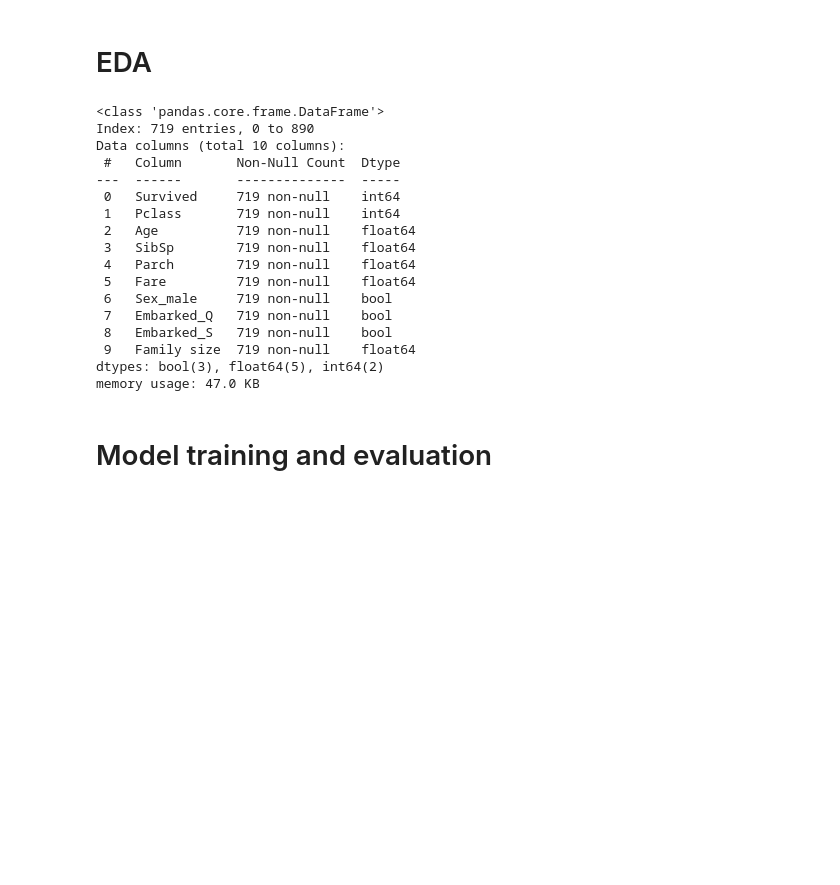
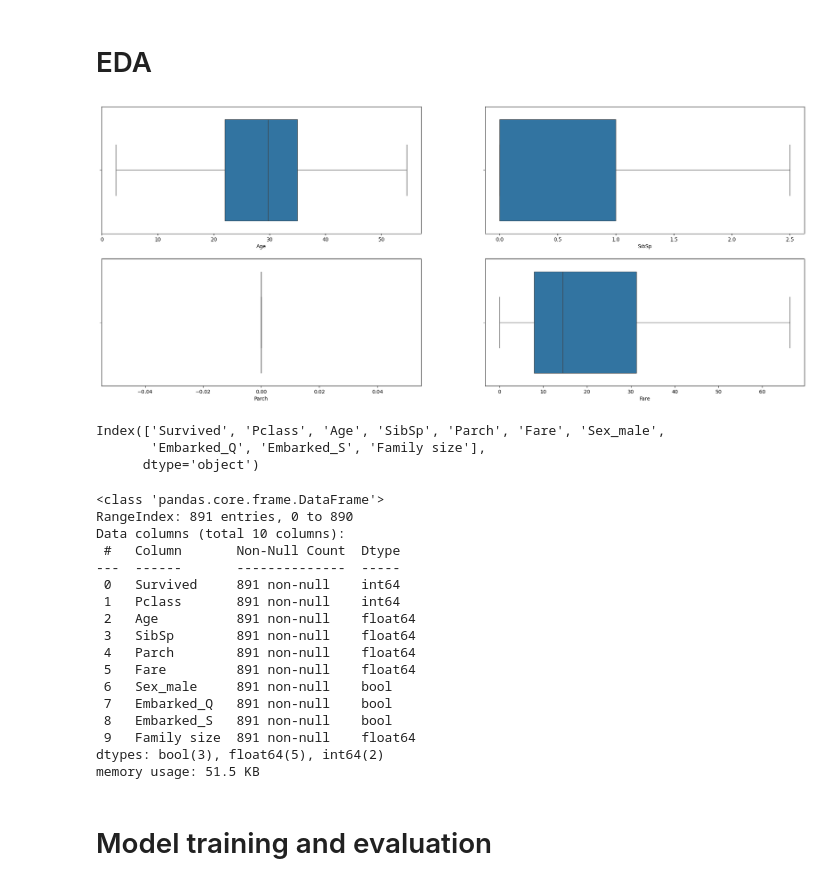
Before and after one commit to Debasish-2025/Analysis-EDA-Model_training, a Jupyter notebook: Analysis_+_EDA_+_Model_training.ipynb, the cells around one changed output. Saved outputs shown, nothing was run; the diff lists cells and outputs as text; code cells hidden in the pictures; blank space fills up the shorter version.

```diff
--- a/Analysis_+_EDA_+_Model_training.ipynb
+++ b/Analysis_+_EDA_+_Model_training.ipynb
@@ -360,11 +364,12 @@ Index(['Survived', 'Pclass', 'Age', 'SibSp', 'Parch', 'Fare', 'Sex_male',
 # %%
 # treat with outlier
 # %%
-column = ['Age','Fare']
-for i in column :
-  q1 =df[i].quantile(0.25)
-  q3 =df[i].quantile(0.75)
-  iqr = q3 - q1
-  uf = q3 +1.5*iqr
-  lf = q1 - 1.5*iqr
-  df= df[(df[i]>=lf) & (df[i]<=uf)]
+cols = ['Age', 'SibSp', 'Parch', 'Fare']
+
+for col in cols:
+    q1 = df[col].quantile(0.25)
+    q3 = df[col].quantile(0.75)
+    iqr = q3 - q1
+    lf = q1 - 1.5 * iqr
+    uf = q3 + 1.5 * iqr
+    df[col] = df[col].clip(lf, uf)
@@ -371,3 +378,17 @@ for i in column :
+# %%
+a = ['Age', 'SibSp', 'Parch', 'Fare']
+plt.figure(figsize=(25,10))
+for i in range(len(a)):
+  plt.subplot(2,2,i+1)
+  sns.boxplot(x=a[i], data = df)
+# %% [output]
+[figure, added]
+# %%
+df.columns
+# %% [output]
+Index(['Survived', 'Pclass', 'Age', 'SibSp', 'Parch', 'Fare', 'Sex_male',
+       'Embarked_Q', 'Embarked_S', 'Family size'],
+      dtype='object')
 # %%
 # feature engineering >> create new column / feature from existing fetures
 df["Family size"] = df.Parch + df.SibSp + 1
@@ -376,22 +397,22 @@ df["Family size"] = df.Parch + df.SibSp + 1
 df.info()
 # %% [output]
 <class 'pandas.core.frame.DataFrame'>
-Index: 719 entries, 0 to 890
+RangeIndex: 891 entries, 0 to 890
 Data columns (total 10 columns):
  #   Column       Non-Null Count  Dtype
 ---  ------       --------------  -----
- 0   Survived     719 non-null    int64
- 1   Pclass       719 non-null    int64
- 2   Age          719 non-null    float64
- 3   SibSp        719 non-null    float64
- 4   Parch        719 non-null    float64
- 5   Fare         719 non-null    float64
- 6   Sex_male     719 non-null    bool
- 7   Embarked_Q   719 non-null    bool
- 8   Embarked_S   719 non-null    bool
- 9   Family size  719 non-null    float64
+ 0   Survived     891 non-null    int64
+ 1   Pclass       891 non-null    int64
+ 2   Age          891 non-null    float64
+ 3   SibSp        891 non-null    float64
+ 4   Parch        891 non-null    float64
+ 5   Fare         891 non-null    float64
+ 6   Sex_male     891 non-null    bool
+ 7   Embarked_Q   891 non-null    bool
+ 8   Embarked_S   891 non-null    bool
+ 9   Family size  891 non-null    float64
 dtypes: bool(3), float64(5), int64(2)
-memory usage: 47.0 KB
+memory usage: 51.5 KB
 # %% [markdown]
 # Model training and evaluation
 # %%
```
Also changed, not shown: parts of 4 cells of this notebook.
